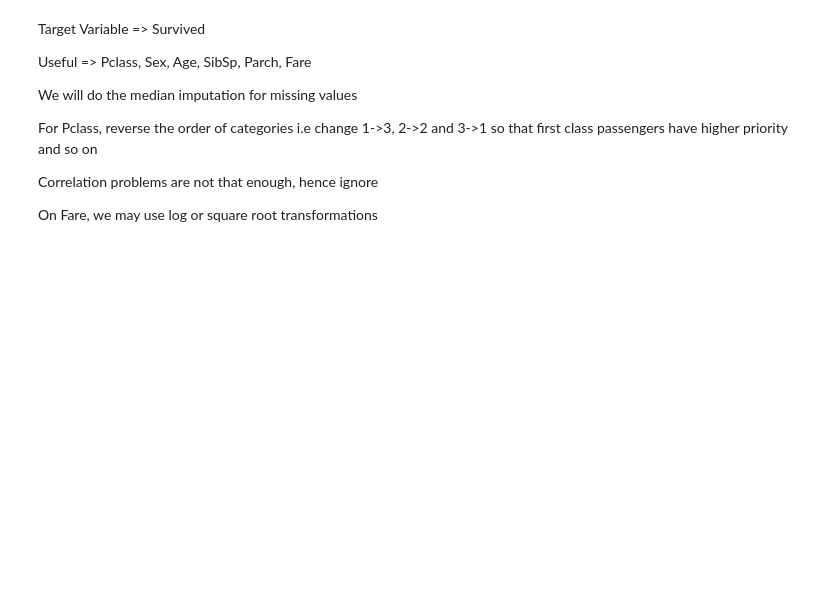
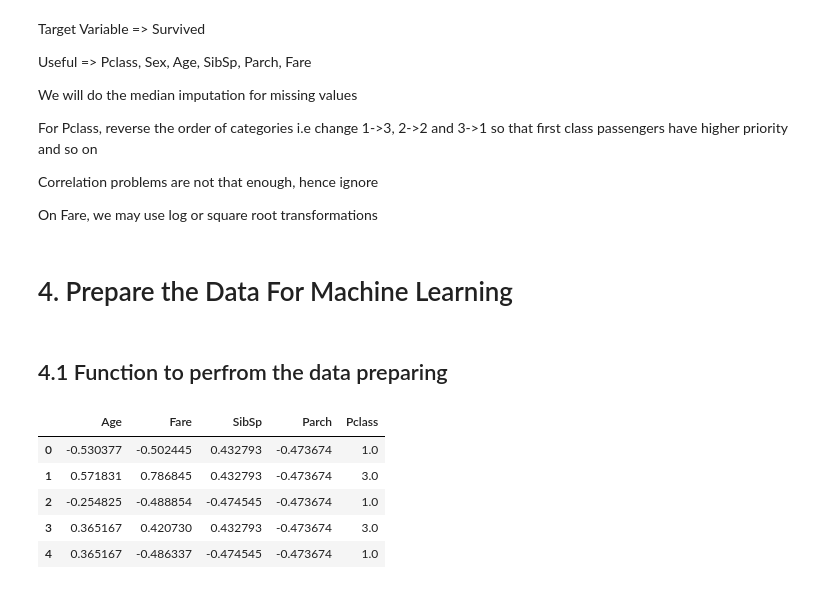
Before and after one commit to Om-S-Yeole/Titanic-Competition, a Jupyter notebook: Titanic Model Training.ipynb, the cells around one changed output. Drawn from its saved outputs; the diff is of its cells as text; code cells hidden in the pictures; blank space fills up the shorter version.

Commit message:
Completed step 4 of data preparing for machine learning. I wrote a function which does whole data preprocessing

```diff
--- a/Titanic Model Training.ipynb
+++ b/Titanic Model Training.ipynb
@@ -129,3 +129,49 @@ For Pclass, reverse the order of categories i.e change 1->3, 2->2 and 3->1 so th
 Correlation problems are not that enough, hence ignore
 
 On Fare, we may use log or square root transformations
+# %% [markdown]
+# 4. Prepare the Data For Machine Learning
+# %% [markdown]
+## 4.1 Function to perfrom the data preparing
+# %%
+from sklearn.impute import SimpleImputer
+from sklearn.preprocessing import StandardScaler, FunctionTransformer
+from sklearn.compose import ColumnTransformer
+from sklearn.pipeline import Pipeline
+
+def DataPreparer(raw_data):
+    def CommonProcessing(train_x):
+        train_x['Pclass'] = train_x['Pclass'].map({1:3, 2:2, 3:1})
+        log_transformer = FunctionTransformer(func= lambda x: np.log(x+1), validate=True)
+        preprocessor_1 = ColumnTransformer(
+            transformers=[
+                ('age_imputer', SimpleImputer(strategy='median'), ['Age']),
+                ('scaler', StandardScaler(), ['Age', 'Fare', 'SibSp', 'Parch'])
+            ], remainder='passthrough'
+        )
+        processed_train_x = pd.DataFrame(preprocessor_1.fit_transform(train_x), columns=['drop_age', 'Age', 'Fare', 'SibSp', 'Parch', 'Pclass']).drop(['drop_age'], axis=1)
+        return processed_train_x
+
+    if('Survived' in raw_data.columns.values): ## Use to differential wether the raw_data is training data or it is test data. If survived is present as a column in the raw_data then the data is of the training
+        raw_data = raw_data[['Survived', 'Age', 'Fare', 'Pclass', 'SibSp', 'Parch']]
+        train_x = raw_data.drop(['Survived'], axis=1)
+        train_y = raw_data[['Survived']]
+        processed_train_x = CommonProcessing(train_x)
+
+        return processed_train_x, train_y
+
+    else: ## Will be invoked if the data is for test
+        raw_data = raw_data[['Age', 'Fare', 'Pclass', 'SibSp', 'Parch']]
+        processed_train_x = CommonProcessing(raw_data)
+        return processed_train_x
+# %%
+train_x, train_y = DataPreparer(df)
+# %%
+train_x.head()
+# %% [output]
+|  | Age | Fare | SibSp | Parch | Pclass |
+| 0 | -0.530377 | -0.502445 | 0.432793 | -0.473674 | 1.0 |
+| 1 | 0.571831 | 0.786845 | 0.432793 | -0.473674 | 3.0 |
+| 2 | -0.254825 | -0.488854 | -0.474545 | -0.473674 | 1.0 |
+| 3 | 0.365167 | 0.420730 | 0.432793 | -0.473674 | 3.0 |
+| 4 | 0.365167 | -0.486337 | -0.474545 | -0.473674 | 1.0 |
```
Also changed, not shown: parts of 1 cell of this notebook.
